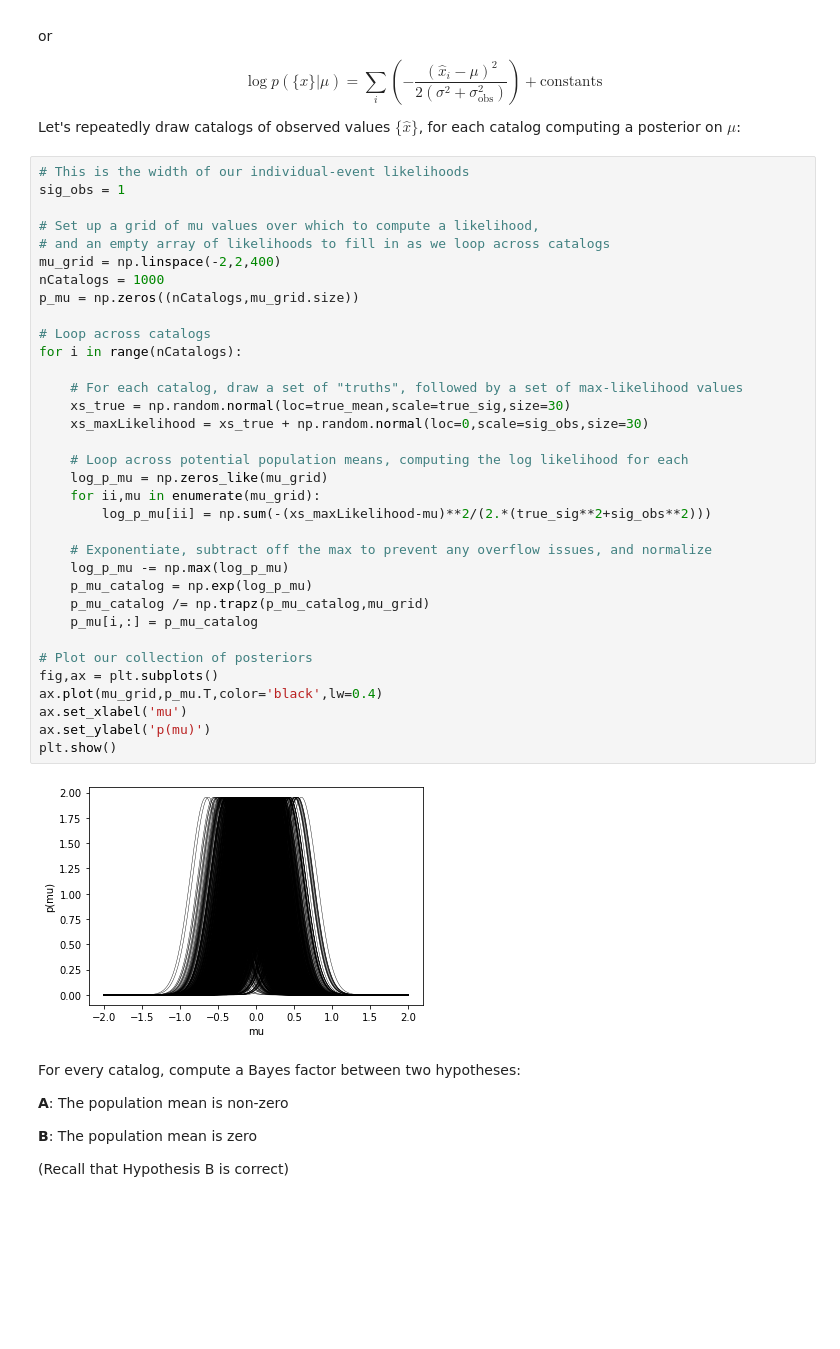
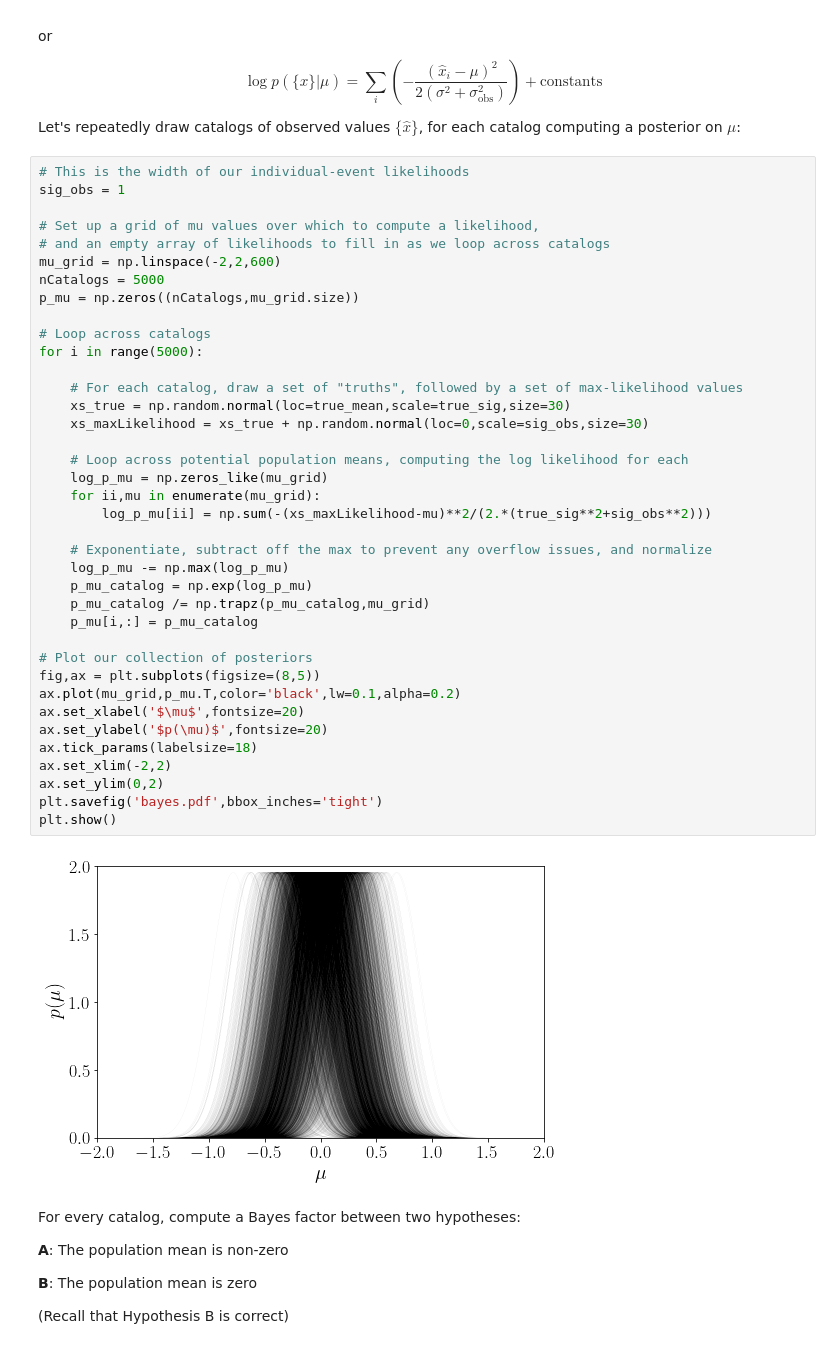
Before and after one commit to tcallister/dangerous-bayes, a Jupyter notebook: dangerous-bayes.ipynb, the cells around one changed output. Saved outputs shown, nothing was run; the diff lists cells and outputs as text; blank space fills up the shorter version.

```diff
--- a/dangerous-bayes.ipynb
+++ b/dangerous-bayes.ipynb
@@ -41,39 +45,43 @@ Let's repeatedly draw catalogs of observed values $\{\hat x\}$, for each catalog
 # %%
 # This is the width of our individual-event likelihoods
 sig_obs = 1
 
 # Set up a grid of mu values over which to compute a likelihood,
 # and an empty array of likelihoods to fill in as we loop across catalogs
-mu_grid = np.linspace(-2,2,400)
-nCatalogs = 1000
+mu_grid = np.linspace(-2,2,600)
+nCatalogs = 5000
 p_mu = np.zeros((nCatalogs,mu_grid.size))
 
 # Loop across catalogs
-for i in range(nCatalogs):
+for i in range(5000):
 
     # For each catalog, draw a set of "truths", followed by a set of max-likelihood values
     xs_true = np.random.normal(loc=true_mean,scale=true_sig,size=30)
     xs_maxLikelihood = xs_true + np.random.normal(loc=0,scale=sig_obs,size=30)
 
     # Loop across potential population means, computing the log likelihood for each
     log_p_mu = np.zeros_like(mu_grid)
     for ii,mu in enumerate(mu_grid):
         log_p_mu[ii] = np.sum(-(xs_maxLikelihood-mu)**2/(2.*(true_sig**2+sig_obs**2)))
 
     # Exponentiate, subtract off the max to prevent any overflow issues, and normalize
     log_p_mu -= np.max(log_p_mu)
     p_mu_catalog = np.exp(log_p_mu)
     p_mu_catalog /= np.trapz(p_mu_catalog,mu_grid)
     p_mu[i,:] = p_mu_catalog
 
 # Plot our collection of posteriors
-fig,ax = plt.subplots()
-ax.plot(mu_grid,p_mu.T,color='black',lw=0.4)
-ax.set_xlabel('mu')
-ax.set_ylabel('p(mu)')
+fig,ax = plt.subplots(figsize=(8,5))
+ax.plot(mu_grid,p_mu.T,color='black',lw=0.1,alpha=0.2)
+ax.set_xlabel('$\mu$',fontsize=20)
+ax.set_ylabel('$p(\mu)$',fontsize=20)
+ax.tick_params(labelsize=18)
+ax.set_xlim(-2,2)
+ax.set_ylim(0,2)
+plt.savefig('bayes.pdf',bbox_inches='tight')
 plt.show()
 # %% [output]
-[figure, old version]
+[figure, new version]
 # %% [markdown]
 For every catalog, compute a Bayes factor between two hypotheses:
 
```
Also changed, not shown: parts of 6 cells of this notebook.
